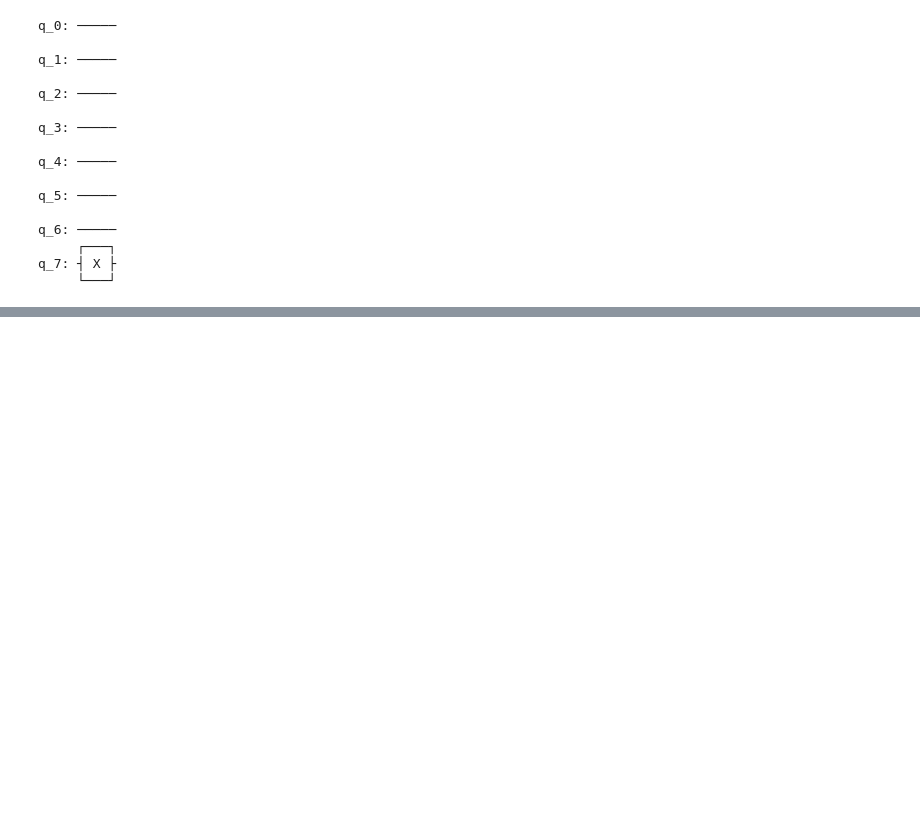
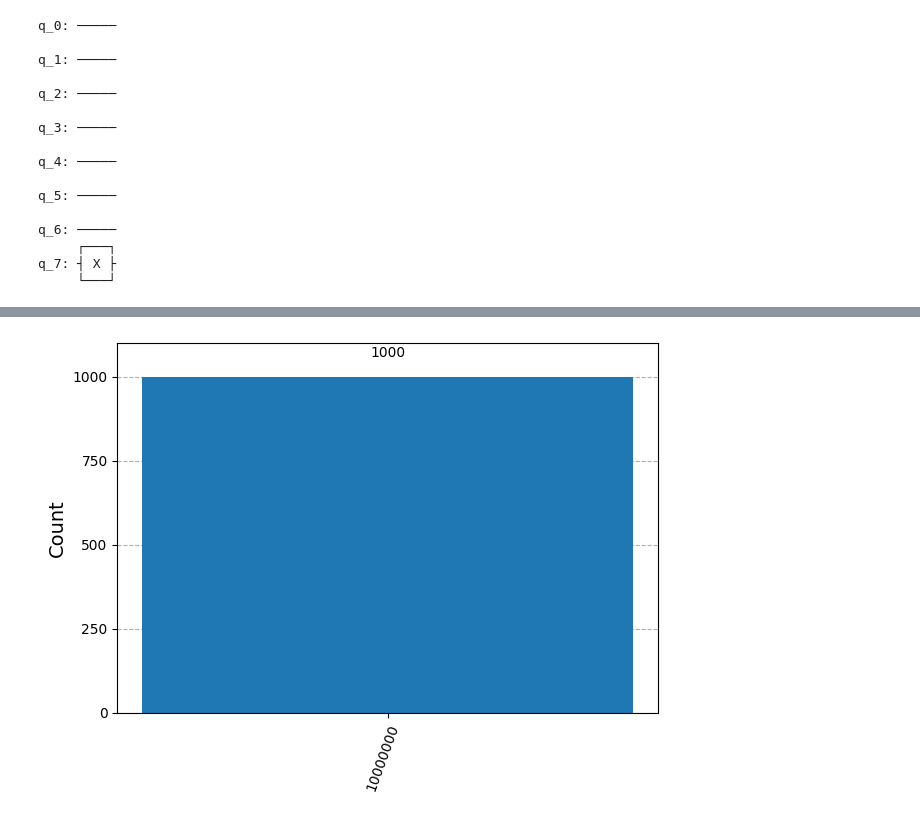
Before and after one commit to JayZeus999/Quantum-Academy, a Jupyter notebook: qiskit-1.ipynb, the cells around one changed output, grey strips where cells are left out. Cells and saved outputs as stored; diff of their text form; code cells hidden in the pictures; blank space fills up the shorter version.

Commit message:
Plot the histogram

```diff
--- a/qiskit-1.ipynb
+++ b/qiskit-1.ipynb
@@ -63,0 +83,3 @@ q_7: ┤ X ├
+# %%
+qc_encode.measure_all()
+qc_encode.draw()
@@ -63,0 +106,10 @@ q_7: ┤ X ├
+# %%
+sim = Aer.get_backend('aer_simulator')
+
+compiled2 = transpile(qc_encode, sim)
+result2 = sim.run(compiled2, shots=1000).result()
+
+counts2 = result2.get_counts()
+plot_histogram(counts2)
+# %% [output]
+[figure, added]
```
Also changed, not shown: parts of 4 cells of this notebook.
